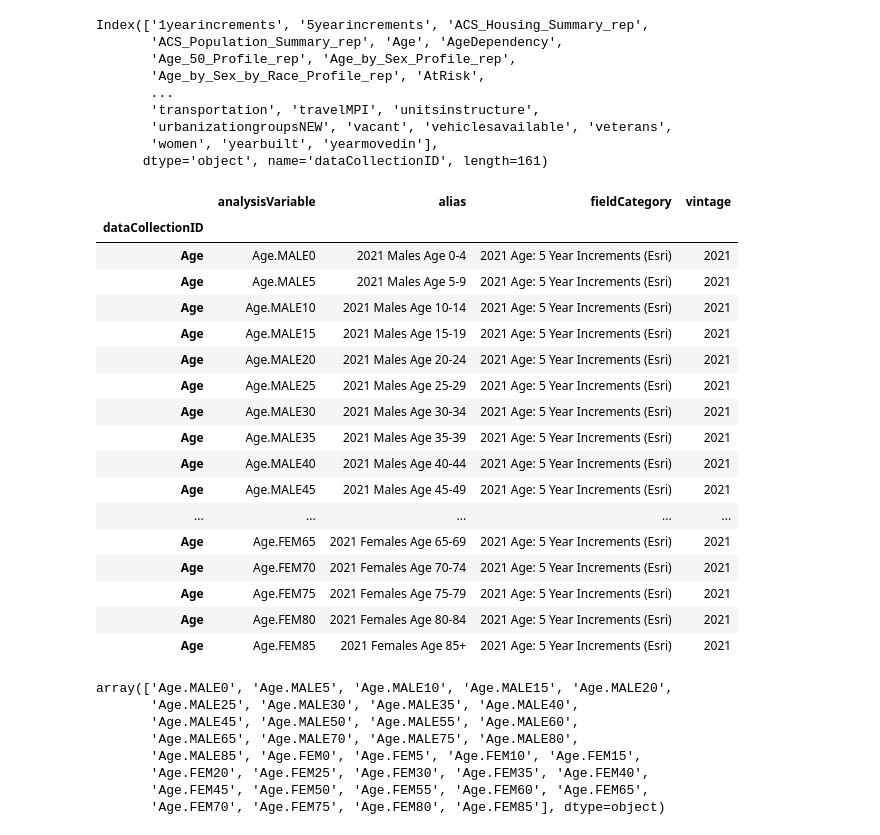
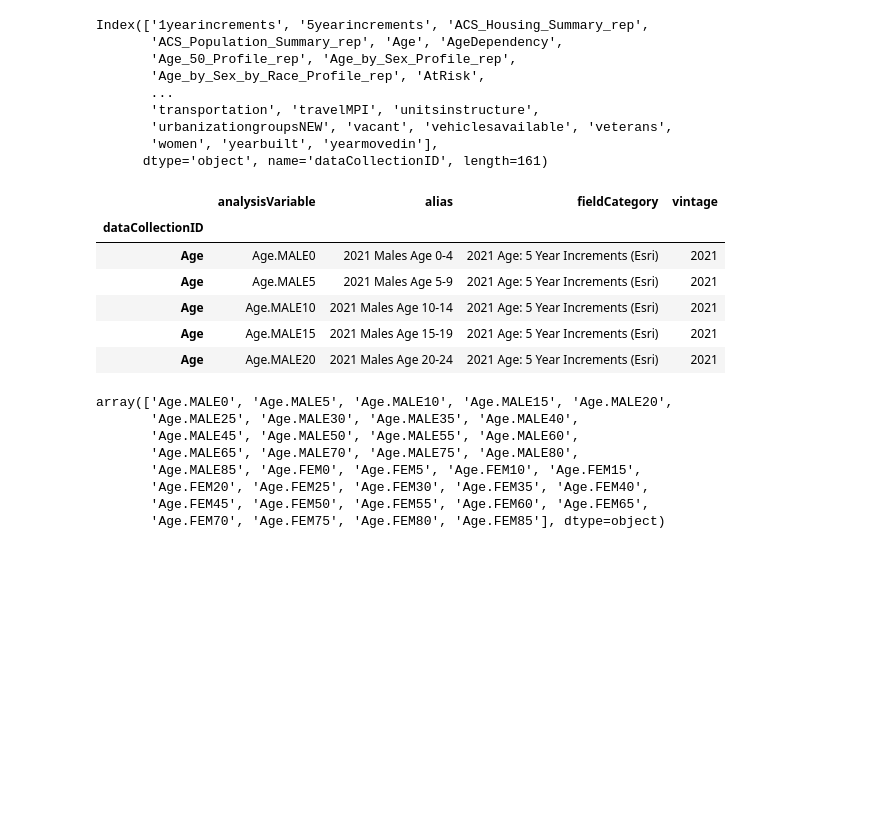
Before and after one commit to aleksey-nsk/jupyter_and_arcgis, a Jupyter notebook: example_03_geoenrichment_guide/geoenrichment_guide.ipynb, the cells around one changed output. Drawn from its saved outputs; the diff is of its cells as text; code cells hidden in the pictures; blank space fills up the shorter version.

```diff
--- a/example_03_geoenrichment_guide/geoenrichment_guide.ipynb
+++ b/example_03_geoenrichment_guide/geoenrichment_guide.ipynb
@@ -149,26 +159,15 @@ Index(['1yearincrements', '5yearincrements', 'ACS_Housing_Summary_rep',
 # %%
 # Query the Age data collection
 age_dc = data_frame.loc['Age']
-age_dc
+age_dc.head()
 # %% [output]
 |  | analysisVariable | alias | fieldCategory | vintage |
 | dataCollectionID |  |  |  |  |
 | Age | Age.MALE0 | 2021 Males Age 0-4 | 2021 Age: 5 Year Increments (Esri) | 2021 |
 | Age | Age.MALE5 | 2021 Males Age 5-9 | 2021 Age: 5 Year Increments (Esri) | 2021 |
 | Age | Age.MALE10 | 2021 Males Age 10-14 | 2021 Age: 5 Year Increments (Esri) | 2021 |
 | Age | Age.MALE15 | 2021 Males Age 15-19 | 2021 Age: 5 Year Increments (Esri) | 2021 |
 | Age | Age.MALE20 | 2021 Males Age 20-24 | 2021 Age: 5 Year Increments (Esri) | 2021 |
-| Age | Age.MALE25 | 2021 Males Age 25-29 | 2021 Age: 5 Year Increments (Esri) | 2021 |
-| Age | Age.MALE30 | 2021 Males Age 30-34 | 2021 Age: 5 Year Increments (Esri) | 2021 |
-| Age | Age.MALE35 | 2021 Males Age 35-39 | 2021 Age: 5 Year Increments (Esri) | 2021 |
-| Age | Age.MALE40 | 2021 Males Age 40-44 | 2021 Age: 5 Year Increments (Esri) | 2021 |
-| Age | Age.MALE45 | 2021 Males Age 45-49 | 2021 Age: 5 Year Increments (Esri) | 2021 |
-| ... | ... | ... | ... | ... |
-| Age | Age.FEM65 | 2021 Females Age 65-69 | 2021 Age: 5 Year Increments (Esri) | 2021 |
-| Age | Age.FEM70 | 2021 Females Age 70-74 | 2021 Age: 5 Year Increments (Esri) | 2021 |
-| Age | Age.FEM75 | 2021 Females Age 75-79 | 2021 Age: 5 Year Increments (Esri) | 2021 |
-| Age | Age.FEM80 | 2021 Females Age 80-84 | 2021 Age: 5 Year Increments (Esri) | 2021 |
-| Age | Age.FEM85 | 2021 Females Age 85+ | 2021 Age: 5 Year Increments (Esri) | 2021 |
 # %%
 # Get all the unique analysisVariables under collection
 age_dc['analysisVariable'].unique()
```
Also changed, not shown: parts of 15 cells of this notebook, 25 other files.
